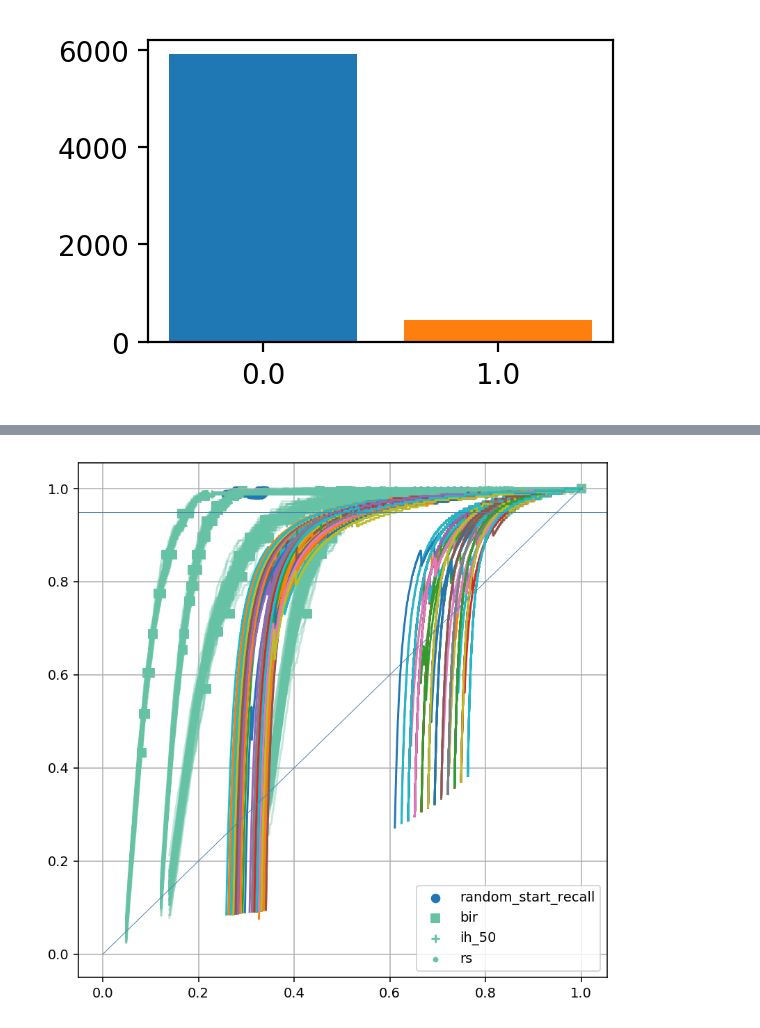
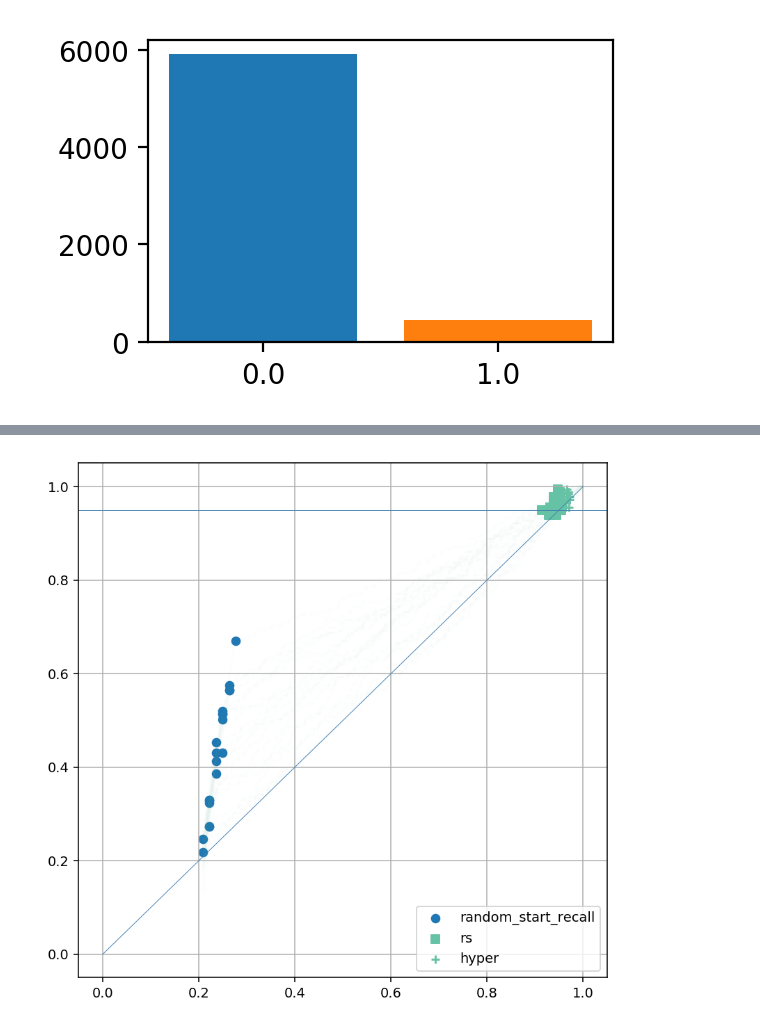
Before and after one commit to mcallaghan/rapid-screening, a Jupyter notebook: analysis/evaluate_pb.ipynb, the cells around one changed output, grey strips where cells are left out. Drawn from its saved outputs; the diff is of its cells as text; code cells hidden in the pictures.

Commit message:
hypergeometric distribution

```diff
--- a/analysis/evaluate_pb.ipynb
+++ b/analysis/evaluate_pb.ipynb
@@ -92,13 +92,15 @@ ax.set_xticklabels(labels)
 [figure]
 # %%
 importlib.reload(rr)
+import time
 
 results = []
-iterations = 1
+iterations = 20
 
 df['x'] = df['ab']
 
-recalculate = False
+recalculate = True
+error_count = 0
 if recalculate:
     for name, group in df.groupby('review'):
         group = group.dropna().reset_index(drop=True)
@@ -120,7 +122,15 @@ if recalculate:
             group, models, 300, [50,100,200], name
         )
         for i in range(iterations):
-            results.append(ss.screen(i, True))
+            results.append(ss.screen(i, True, True))
+            if ss.recall_hyper < 0.95:
+                error_count +=1
+
+
+
+            print(f"error rate: {error_count/(i+1):.0%}")
+            time.sleep(1)
+            plt.scatter(i, error_count/(i+1), c="grey")
 
     results_df = pd.DataFrame.from_dict(results)
 else:
@@ -129,4 +139,6 @@ else:
         results_df[p] = results_df[p].apply(ast.literal_eval)
 
 results_df.head()
+
+plt.show()
 # %% [output]
@@ -139,0 +149,2 @@ results_df.head()
+# %%
+results_df = pd.DataFrame.from_dict(results)
@@ -139,0 +166,7 @@ results_df.head()
+# %%
+fig, axs = plt.subplots(figsize=(7,4),dpi=200)
+
+for i, r in results_df.iterrows():
+    plt.plot(r['hyper_linterval_path'], c="C1", alpha=0.5)
+    plt.plot(r['hyper_uinterval_path'], c="C1", alpha=0.5)
+    plt.plot(r['X_sample_path'], c = "C2", alpha=0.5)
@@ -139,0 +288,10 @@ results_df.head()
+# %%
+results_df['r_remaining'] = results_df['r_docs'] - results_df['r_seen']
+results_df['estimated_r_remaining'] = results_df['estimated_r_docs'] - results_df['r_seen']
+
+
+
+fig, ax = plt.subplots(figsize=(7,4),dpi=200)
+ax.boxplot(results_df['estimated_r_remaining'] / results_df['r_remaining'])
+ax.axhline(1)
+plt.show()
@@ -143,39 +314,39 @@ results_df.head()
 fig, ax = plt.subplots(figsize=(7,7),dpi=140)
 colors = ['#66c2a5','#fc8d62','#8da0cb']
 
-a = 0.4
+a = 0.02
 
 pdf = results_df[results_df['N'] > 1000]
 
 for i, p in pdf.iterrows():
 
     ax.plot(p['work_track'], p['recall_track'], c = colors[0], alpha=a)
     ax.plot(p['random_work_track'], p['random_recall_track'], c = colors[0], alpha=a, linestyle="--")
-    ax.plot(p['random_work_track'], p['estimated_recall_path'])
+    #ax.plot(p['random_work_track'], p['estimated_recall_path'])
 
-s_crit = ["bir","ih_50","rs"]
+s_crit = ["rs","hyper"]
 
 import itertools
 marker = itertools.cycle((',', '+', '.', 'o', '*'))
 
 ax.scatter(pdf['random_start_work'],pdf['random_start_recall'])
 
 for s in s_crit:
     ax.scatter(
         1- pdf[f'wss95_{s}'],
         pdf[f'recall_{s}'],
         c = colors[0], marker = next(marker),
         label = s
     )
 
 ax.axhline(0.95, color="steelblue",lw=0.5)
 ax.plot([0,1],[0,1], color="steelblue", lw=0.5)
 ax.legend()
 ax.grid()
 
 plt.show()
 # %% [output]
-[figure, old version]
+[figure, new version]
 # %%
 fig, ax = plt.subplots(figsize=(7,7),dpi=140)
 colors = ['#66c2a5','#fc8d62','#8da0cb']
```
Also changed, not shown: parts of 18 cells of this notebook, 2 other files.
